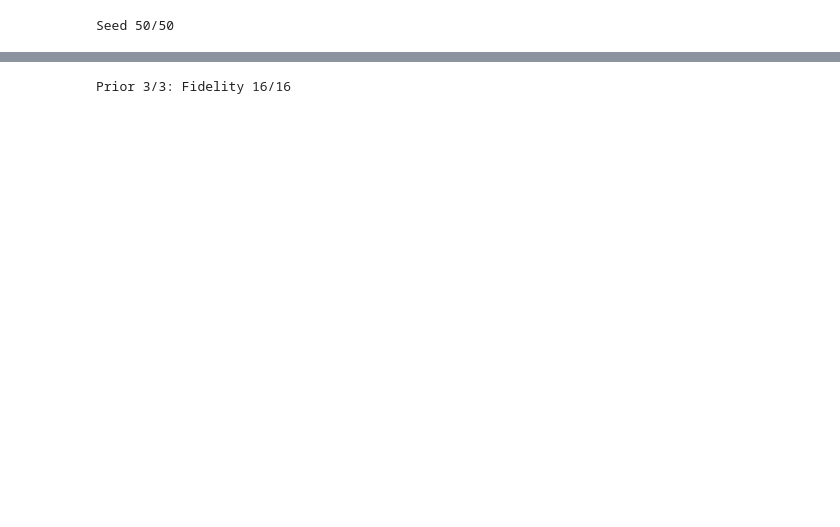
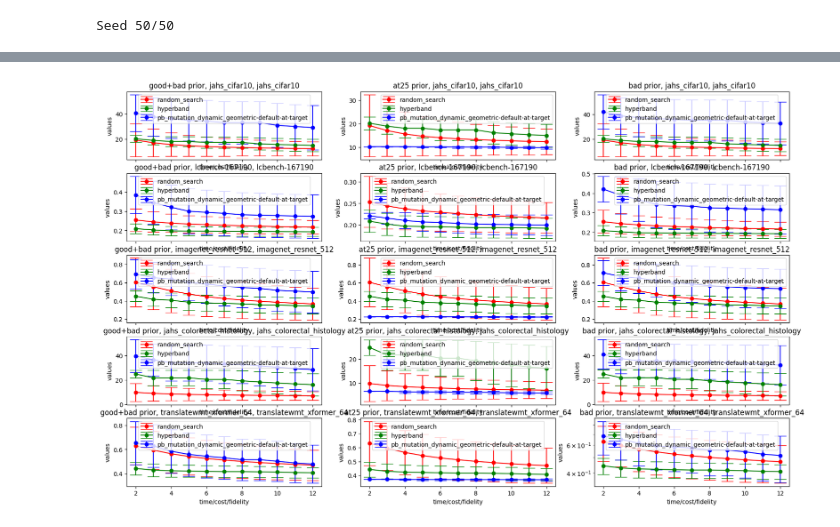
Before and after one commit to automl-private/significance_analysis, a Jupyter notebook: 10_10_to_17_10/priorband_autorank.ipynb, the cells around one changed output, grey strips where cells are left out. Cells and saved outputs as stored; diff of their text form; code cells hidden in the pictures; blank space fills up the shorter version.

```diff
--- a/10_10_to_17_10/priorband_autorank.ipynb
+++ b/10_10_to_17_10/priorband_autorank.ipynb
@@ -133,21 +200,65 @@ for priortype in ["good+bad","good","bad"]:
 # %%
 
 scores={}
+values={}
 for n_prior,priortype in enumerate(df_dict_autorank_fidelities.keys()):
-    fidelities_steps=list(df_dict_autorank_fidelities[priortype].keys())
     scores[priortype]={}
-    for system in df_dict_autorank_fidelities[priortype][list(df_dict_autorank_fidelities[priortype].keys())[0]].keys():
-        scores[priortype][system]=[]
-    for n_f,f in enumerate(fidelities_steps):
-        # print(priortype,len(df_dict_autorank_fidelities[priortype][f]))
-        print(f"Prior {n_prior+1}/{len(df_dict_autorank_fidelities.keys())}: Fidelity {n_f+1}/{len(fidelities_steps)}  ",end="\r",flush=True)
-        result_frame=autorank(df_dict_autorank_fidelities[priortype][f],
-                alpha=0.5,
-                verbose=False)[0]
-        for system in result_frame.index:
-            scores[priortype][system].append(result_frame.loc[system,"meanrank"])
-            # print(len(scores[priortype][system]))
+    values[priortype]={}
+    for benchmark_selection in experiment["benchmarks"]:
+        scores[priortype][benchmark_selection]={}
+        values[priortype][benchmark_selection]={}
+        for benchmark in df_dict_autorank[priortype][benchmark_selection].keys():
+            fidelities_steps=list(df_dict_autorank_fidelities[priortype][benchmark_selection][benchmark].keys())
+            scores[priortype][benchmark_selection][benchmark]={}
+            values[priortype][benchmark_selection][benchmark]={}
+            for system in df_dict_autorank_fidelities[priortype][benchmark_selection][benchmark][list(df_dict_autorank_fidelities[priortype][benchmark_selection][benchmark].keys())[0]].keys():
+                scores[priortype][benchmark_selection][benchmark][system]={}
+                values[priortype][benchmark_selection][benchmark][system]={}
+                values[priortype][benchmark_selection][benchmark][system]["mean"]=[]
+                values[priortype][benchmark_selection][benchmark][system]["std"]=[]
+                scores[priortype][benchmark_selection][benchmark][system]["mean"]=[]
+                scores[priortype][benchmark_selection][benchmark][system]["uplim"]=[]
+                scores[priortype][benchmark_selection][benchmark][system]["lolim"]=[]
+            for n_f,f in enumerate(fidelities_steps):
+                # print(priortype,len(df_dict_autorank_fidelities[priortype][f]))
+                #print(f"Prior {n_prior+1}/{len(df_dict_autorank_fidelities.keys())}: Fidelity {n_f+1}/{len(fidelities_steps)}  ",end="\r",flush=True)
+                result_frame=autorank(df_dict_autorank_fidelities[priortype][benchmark_selection][benchmark][f],
+                        alpha=0.5,
+                        verbose=False)[0]
+                for system in result_frame.index:
+                    df_at_fidelity=df_dict[priortype][benchmark_selection][benchmark][experiment["algos"]].loc[df_dict[priortype][benchmark_selection][benchmark][experiment["algos"]]["used_fidelity"]<=f]
+                    values[priortype][benchmark_selection][benchmark][system]["mean"].append(df_at_fidelity.loc[df_at_fidelity["algorithm"]==system]["value"].mean())
+                    values[priortype][benchmark_selection][benchmark][system]["std"].append(df_at_fidelity.loc[df_at_fidelity["algorithm"]==system]["value"].std())
+                    scores[priortype][benchmark_selection][benchmark][system]["mean"].append(result_frame.loc[system,"median"])
+                    scores[priortype][benchmark_selection][benchmark][system]["uplim"].append(result_frame.loc[system,"ci_lower"])
+                    scores[priortype][benchmark_selection][benchmark][system]["lolim"].append(result_frame.loc[system,"ci_upper"])
+                    # print(len(scores[priortype][system]))
-# %% [output]
-Prior 3/3: Fidelity 16/16
+# %%
+color_dict={"random_search":"red","hyperband":"green","pb_mutation_dynamic_geometric-default-at-target":"blue","priorband":"blue"}
+
+_, axis = plt.subplots(len(values["at25"].keys()),len(values.keys()),figsize=(20, 12),sharex=True)
+for p_n,priortype in enumerate(values.keys()):
+    for bs_n,benchmark_selection in enumerate(values[priortype].keys()):
+        for b_n,benchmark in enumerate(values[priortype][benchmark_selection].keys()):
+            for s_n,system in enumerate(values[priortype][benchmark_selection][benchmark]):
+                axis[bs_n*b_n+bs_n,p_n].errorbar(
+                    fidelities_steps,
+                    values[priortype][benchmark_selection][benchmark][system]["mean"],
+                    fmt="o-",
+                    yerr=values[priortype][benchmark_selection][benchmark][system]["std"],
+                    capsize=10,
+                    label=system,
+                    color=color_dict[system]
+                )
+            axis[bs_n*b_n+bs_n,p_n].set_xlabel("time/cost/fidelity")
+            axis[bs_n*b_n+bs_n,p_n].set_ylabel("values")
+            axis[bs_n*b_n+bs_n,p_n].set_title(f"{priortype} prior, {benchmark_selection}, {benchmark}")
+            axis[bs_n*b_n+bs_n,p_n].legend()
+
+from functools import partial
+plt.yscale('log')
+plt.show()
+# %% [output]
+[figure, added]
 # %%
 color_dict={"random_search":"red","hyperband":"green","pb_mutation_dynamic_geometric-default-at-target":"blue","priorband":"blue"}
```
Also changed, not shown: parts of 7 cells of this notebook, 3 other files.
